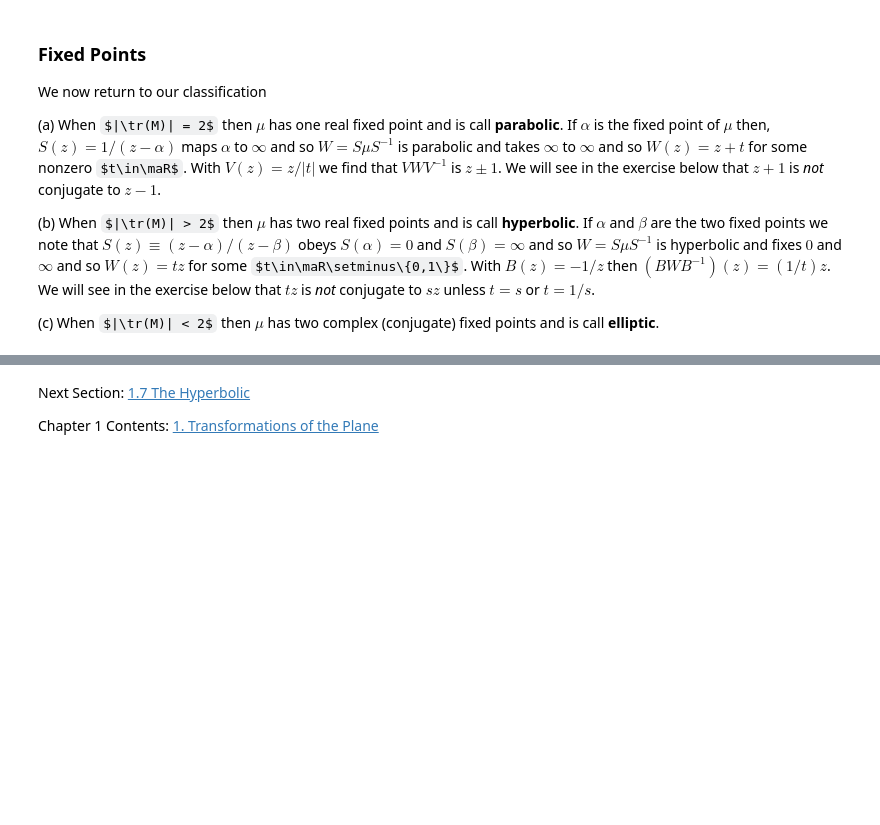
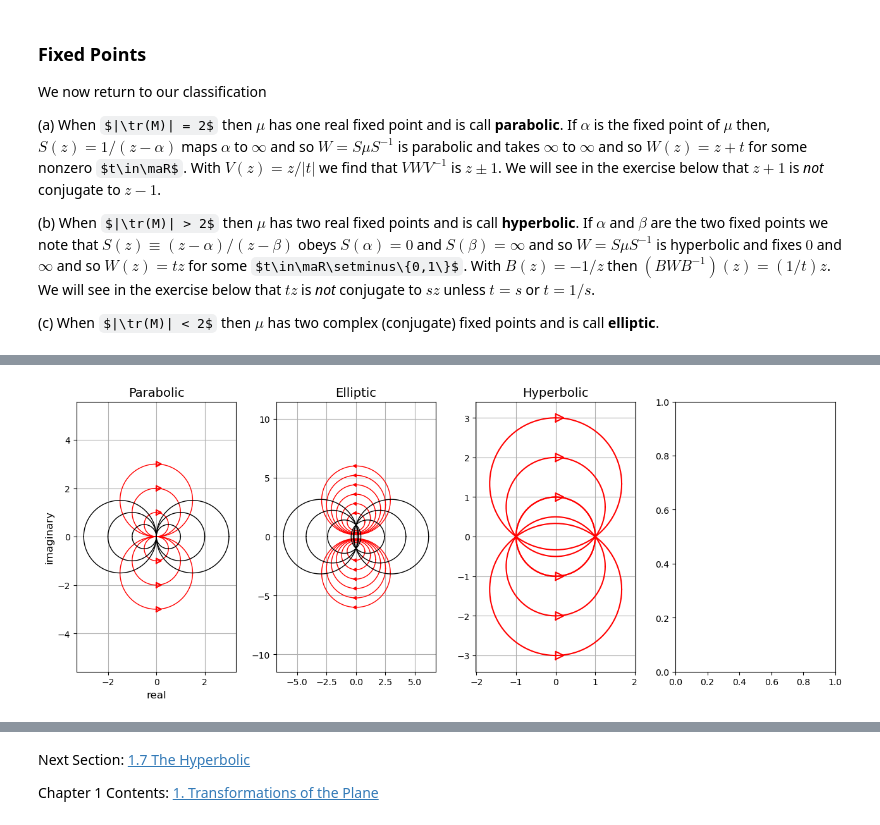
Before and after one commit to steve-cox-LA/JLA, a Jupyter notebook: TransPlane/1.6.ComplexPlane.ipynb, the cells around one changed output, grey strips where cells are left out. Saved outputs shown, nothing was run; the diff lists cells and outputs as text; code cells hidden in the pictures; some formulas as TeX source; blank space fills up the shorter version.

```diff
--- a/TransPlane/1.6.ComplexPlane.ipynb
+++ b/TransPlane/1.6.ComplexPlane.ipynb
@@ -689,0 +731,84 @@ maps the fixed points to $0$ and $\infty$ and so $\xi(z)\equiv \eta\circ K_\thet
+# %%
+# Orbits
+
+%matplotlib inline
+import numpy as np
+import matplotlib.pyplot as plt
+
+fig, (ax1, ax2, ax3, ax4) = plt.subplots(1, 4)
+plt.subplots_adjust(right=2, top=1, wspace=0.25)
+
+t = np.linspace(0, 2*np.pi, 200)
+
+# the parabolic case
+
+A = np.linspace(1,3,3)
+
+for a in A:
+    b = a/2
+    r = a/2
+    x = r*np.cos(t)
+    y = b + r*np.sin(t)
+    ax1.plot(x,y,'r',linewidth=1)
+    ax1.plot(x,-y,'r',linewidth=1)
+    ax1.plot([0,.2,0,0],[a-.1,a,a+.1,a-.1],'r')
+    ax1.plot([0,.2,0,0],[-a-.1,-a,-a+.1,-a-.1],'r')
+
+Ao = np.linspace(1,3,3)
+for a in Ao:
+    ro = a/2
+    xo = a/2 + ro*np.cos(t)
+    yo = ro*np.sin(t)
+    ax1.plot(xo,yo,'k',linewidth=1)
+    ax1.plot(-xo,yo,'k',linewidth=1)
+
+ax1.axis('equal')
+ax1.grid('on')
+ax1.set_xlabel('real', fontsize=12)
+ax1.set_ylabel('imaginary', fontsize=12)
+ax1.set_title('Parabolic', fontsize=14)
+
+# The elliptic case
+
+A = np.linspace(2,6,6)
+
+for a in A:
+    b = (a + 1/a)/2
+    r = (a - 1/a)/2
+    x = r*np.cos(t)
+    y = b + r*np.sin(t)
+    ax2.plot(x,y,'r',linewidth=1)
+    ax2.plot(x,-y,'r',linewidth=1)
+    ax2.plot([0,-.2,0,0],[a-.1,a,a+.1,a-.1],'r')
+    ax2.plot([0,-.2,0,0],[-a-.1,-a,-a+.1,-a-.1],'r')
+
+Ao = np.linspace(1,3,3)
+for a in Ao:
+    ro = np.sqrt(1+a**2)
+    xo = a + ro*np.cos(t)
+    yo = ro*np.sin(t)
+    ax2.plot(xo,yo,'k',linewidth=1)
+    ax2.plot(-xo,yo,'k',linewidth=1)
+
+ax2.axis('equal')
+ax2.grid('on')
+ax2.set_title('Elliptic', fontsize=14)
+
+# the hyperbolic case
+
+A = np.linspace(1,3,3)
+
+for a in A:
+    b = (a**2-1)/(2*a)
+    r = a - b
+    x = r*np.cos(T)
+    y = b + r*np.sin(T)
+    ax3.plot(x,y,'r')
+    ax3.plot(x,-y,'r')
+    ax3.plot([0,.2,0,0],[a-.1,a,a+.1,a-.1],'r')
+    ax3.plot([0,.2,0,0],[-a-.1,-a,-a+.1,-a-.1],'r')
+
+ax3.axis('equal')
+ax3.grid('on')
+ax3.set_title('Hyperbolic', fontsize=14)
+# %% [output]
@@ -690,3 +816,4 @@ maps the fixed points to $0$ and $\infty$ and so $\xi(z)\equiv \eta\circ K_\thet
+[figure, added]
 # %%
 %matplotlib inline
 import numpy as np
```
Also changed, not shown: parts of 4 cells of this notebook.
